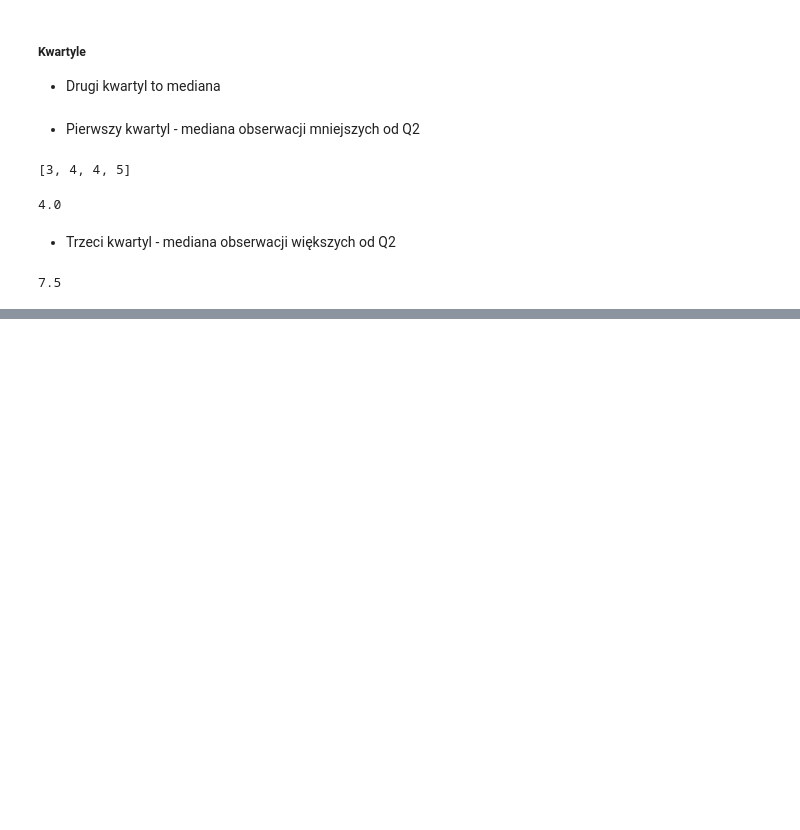
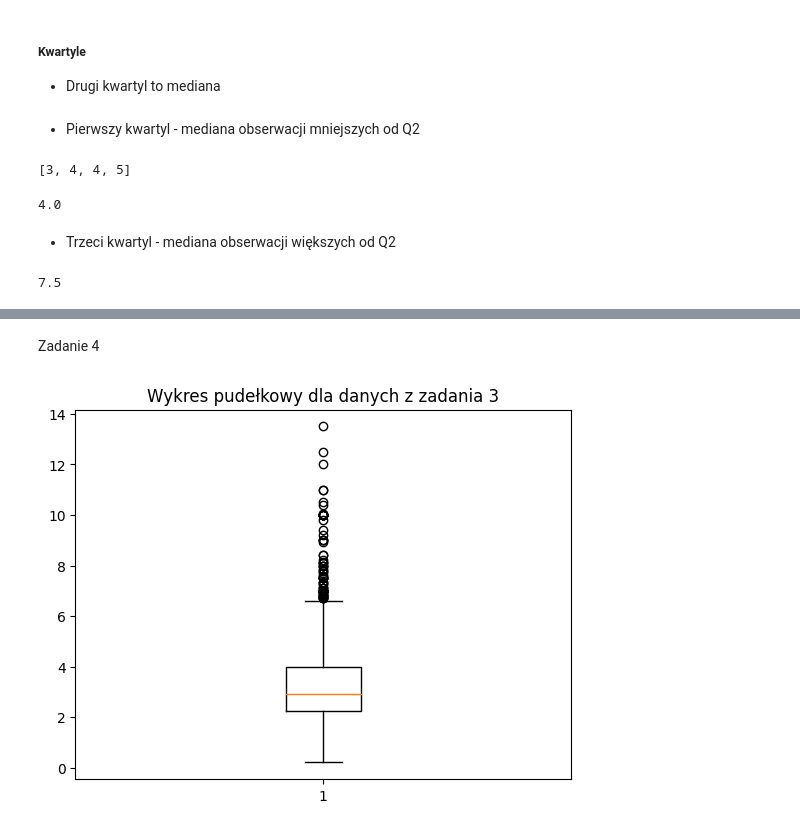
Before and after one commit to rafglo/Statystyka-stosowana, a Jupyter notebook: lista2.ipynb, the cells around one changed output, grey strips where cells are left out. Drawn from its saved outputs; the diff is of its cells as text; code cells hidden in the pictures; blank space fills up the shorter version.

```diff
--- a/lista2.ipynb
+++ b/lista2.ipynb
@@ -46,0 +111,8 @@ Q3([3,4,5,6,7,4,67,8])
+# %% [markdown]
+Zadanie 4
+# %%
+bp = plt.boxplot(data)
+plt.title("Wykres pudełkowy dla danych z zadania 3")
+plt.show()
+# %% [output]
+[figure, added]
```
Also changed, not shown: parts of 12 cells of this notebook, 1 other file.
